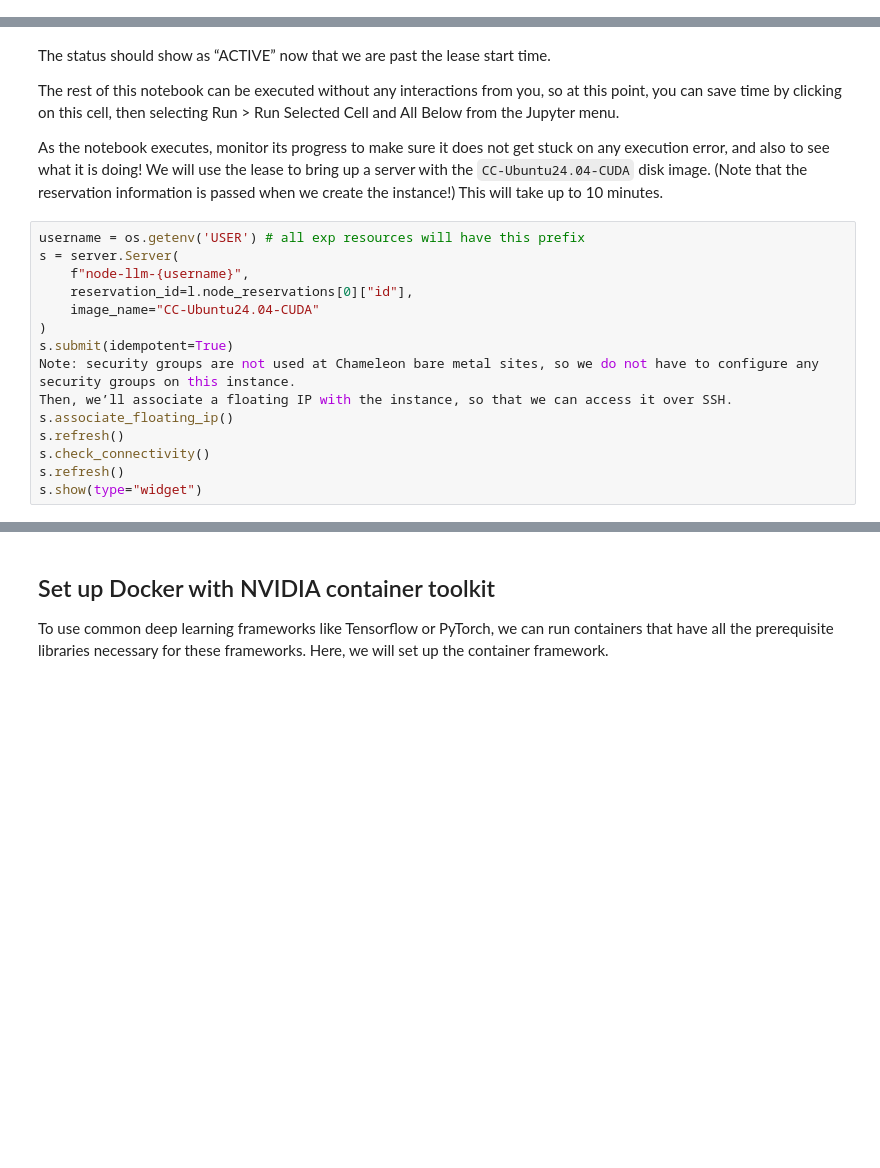
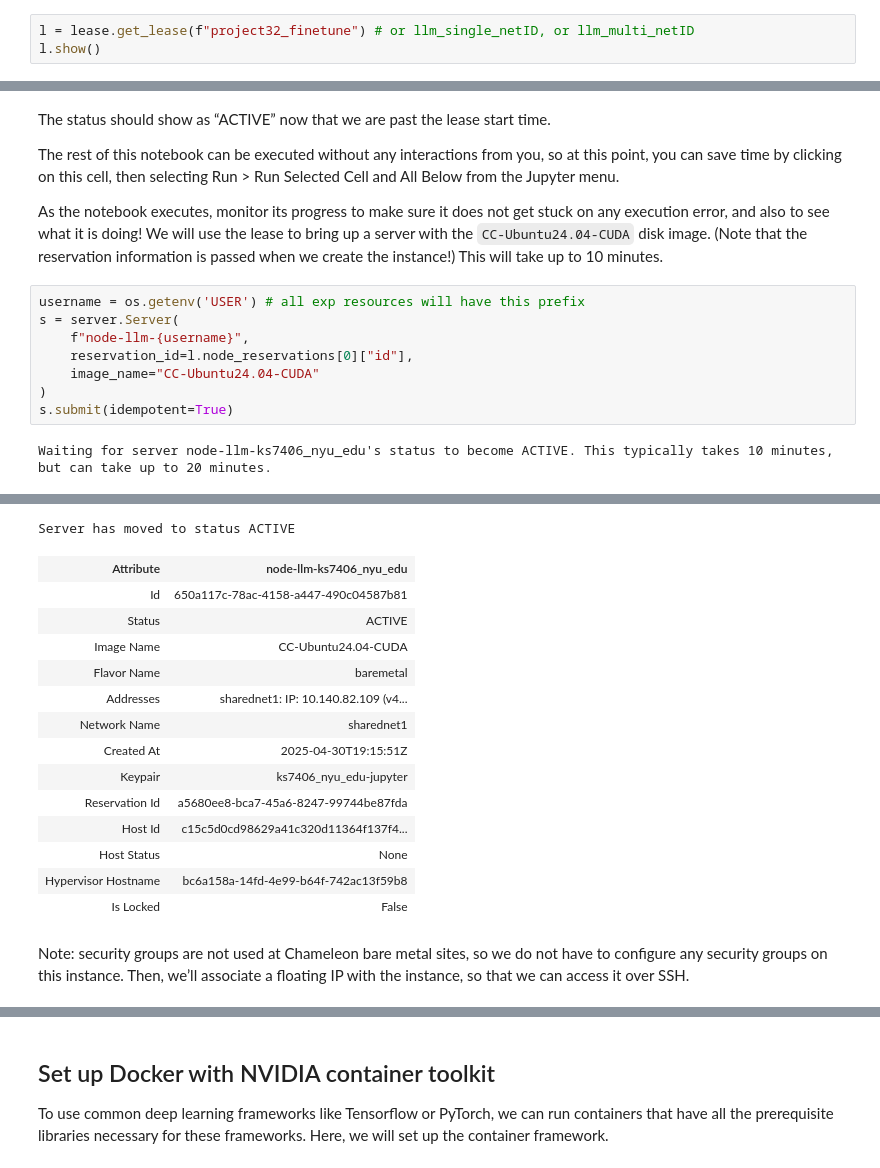
Before and after one commit to rishabhBudhouliya/MLOps, a Jupyter notebook: training/ModelTraining_0_createserver.ipynb, the cells around one changed output, grey strips where cells are left out. Cells and saved outputs as stored; diff of their text form; blank space fills up the shorter version.

Commit message:
updating server creation notebook

```diff
--- a/training/ModelTraining_0_createserver.ipynb
+++ b/training/ModelTraining_0_createserver.ipynb
@@ -54,0 +57,3 @@ l.show()
+# %%
+l = lease.get_lease(f"project32_finetune") # or llm_single_netID, or llm_multi_netID
+l.show()
@@ -68,10 +92,5 @@ s = server.Server(
     image_name="CC-Ubuntu24.04-CUDA"
 )
 s.submit(idempotent=True)
-Note: security groups are not used at Chameleon bare metal sites, so we do not have to configure any security groups on this instance.
-Then, we’ll associate a floating IP with the instance, so that we can access it over SSH.
-s.associate_floating_ip()
-s.refresh()
-s.check_connectivity()
-s.refresh()
-s.show(type="widget")
+# %% [output]
+Waiting for server node-llm-ks7406_nyu_edu's status to become ACTIVE. This typically takes 10 minutes, but can take up to 20 minutes.
@@ -77,0 +98,18 @@ s.show(type="widget")
+Server has moved to status ACTIVE
+| Attribute | node-llm-ks7406_nyu_edu |
+| Id | 650a117c-78ac-4158-a447-490c04587b81 |
+| Status | ACTIVE |
+| Image Name | CC-Ubuntu24.04-CUDA |
+| Flavor Name | baremetal |
+| Addresses | sharednet1: IP: 10.140.82.109 (v4... |
+| Network Name | sharednet1 |
+| Created At | 2025-04-30T19:15:51Z |
+| Keypair | ks7406_nyu_edu-jupyter |
+| Reservation Id | a5680ee8-bca7-45a6-8247-99744be87fda |
+| Host Id | c15c5d0cd98629a41c320d11364f137f4... |
+| Host Status | None |
+| Hypervisor Hostname | bc6a158a-14fd-4e99-b64f-742ac13f59b8 |
+| Is Locked | False |
+# %% [markdown]
+Note: security groups are not used at Chameleon bare metal sites, so we do not have to configure any security groups on this instance.
+Then, we’ll associate a floating IP with the instance, so that we can access it over SSH.
```
Also changed, not shown: parts of 13 cells of this notebook.
